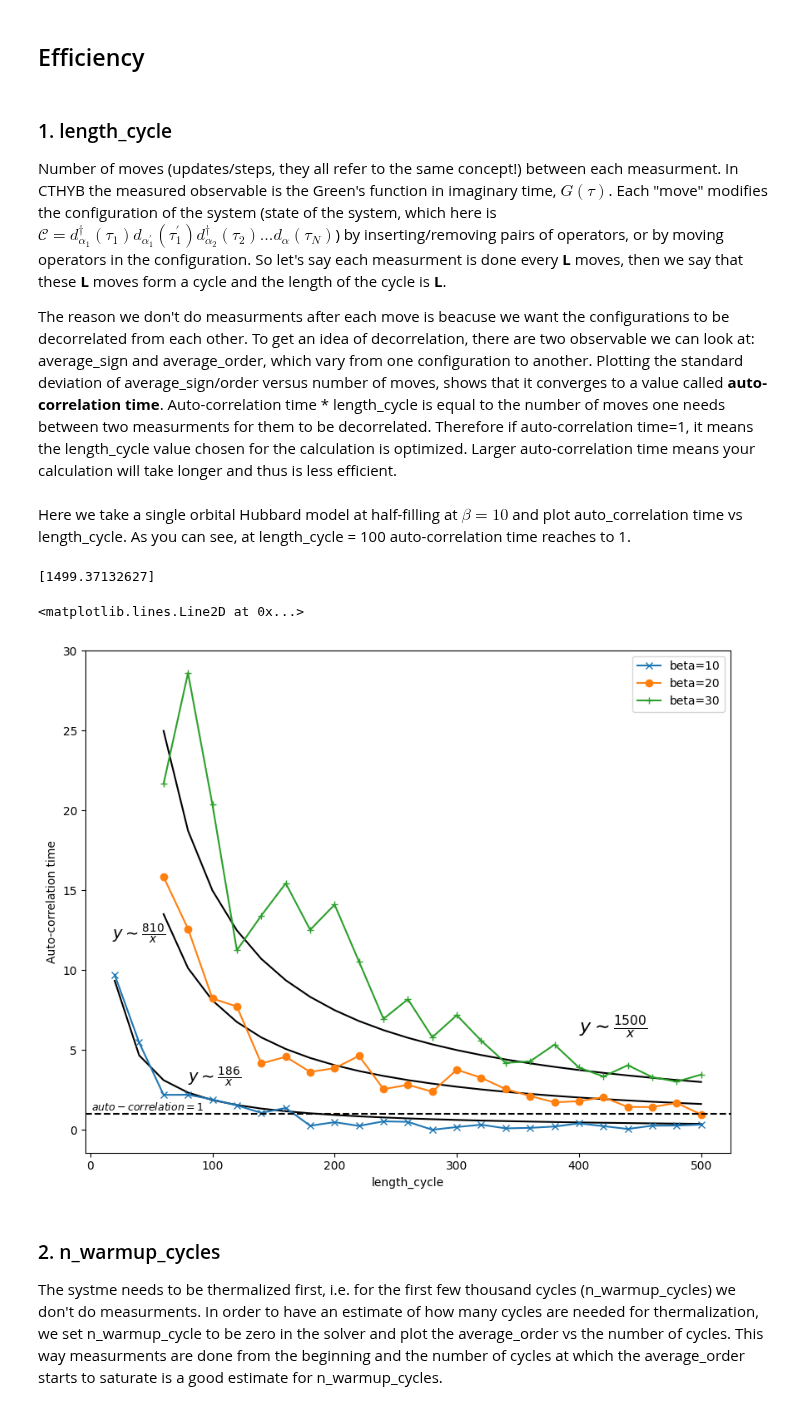
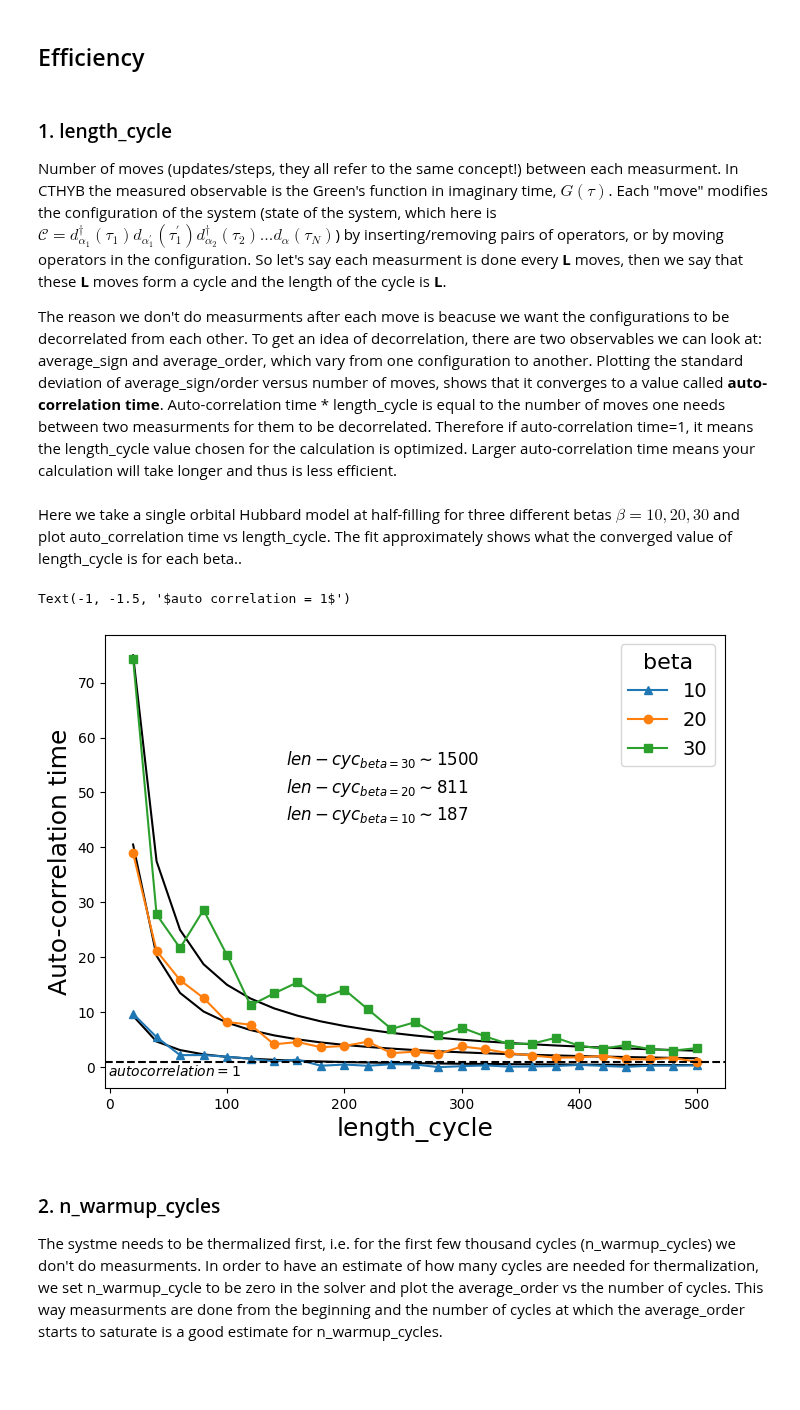
Before and after one commit to TRIQS/cthyb, a Jupyter notebook: doc/guide/cthyb_convergence_tests.ipynb, the cells around one changed output. Cells and saved outputs as stored; diff of their text form; code cells hidden in the pictures; blank space fills up the shorter version.

```diff
--- a/doc/guide/cthyb_convergence_tests.ipynb
+++ b/doc/guide/cthyb_convergence_tests.ipynb
@@ -42,6 +45,6 @@ Starting serial run at: 2022-07-27 10:34:18.562838
 ### 1. length_cycle
 Number of moves (updates/steps, they all refer to the same concept!) between each measurment. In CTHYB the measured observable is the Green's function in imaginary time, $G(\tau)$. Each "move" modifies the configuration of the system (state of the system, which here is $\mathcal{C}=d^{\dagger}_{\alpha_{1}}(\tau_1) d_{\alpha^{'}_{1}}(\tau^{'}_1) d^{\dagger}_{\alpha_{2}}(\tau_2) . . . d_{\alpha}(\tau_N)$) by inserting/removing pairs of operators, or by moving operators in the configuration. So let's say each measurment is done every **L** moves, then we say that these **L** moves form a cycle and the length of the cycle is **L**.
 
-The reason we don't do measurments after each move is beacuse we want the configurations to be decorrelated from each other. To get an idea of decorrelation, there are two observable we can look at: average_sign and average_order, which vary from one configuration to another. Plotting the standard deviation of average_sign/order versus number of moves, shows that it converges to a value called **auto-correlation time**. Auto-correlation time * length_cycle is equal to the number of moves one needs between two measurments for them to be decorrelated. Therefore if auto-correlation time=1, it means the length_cycle value chosen for the calculation is optimized. Larger auto-correlation time means your calculation will take longer and thus is less efficient.
+The reason we don't do measurments after each move is beacuse we want the configurations to be decorrelated from each other. To get an idea of decorrelation, there are two observables we can look at: average_sign and average_order, which vary from one configuration to another. Plotting the standard deviation of average_sign/order versus number of moves, shows that it converges to a value called **auto-correlation time**. Auto-correlation time * length_cycle is equal to the number of moves one needs between two measurments for them to be decorrelated. Therefore if auto-correlation time=1, it means the length_cycle value chosen for the calculation is optimized. Larger auto-correlation time means your calculation will take longer and thus is less efficient.
 # %% [markdown]
-Here we take a single orbital Hubbard model at half-filling at $\mathcal{\beta} = 10$ and plot auto_correlation time vs length_cycle. As you can see, at length_cycle = 100 auto-correlation time reaches to 1.
+Here we take a single orbital Hubbard model at half-filling for three different betas $\mathcal{\beta} = 10, 20, 30$ and plot auto_correlation time vs length_cycle. The fit approximately shows what the converged value of length_cycle is for each beta..
@@ -85,44 +84,32 @@ for j in range(len(length_cycle)):
 # %%
-d1 = []
-d2 = []
-d3 = []
-length_cycle = np.arange(20,520,20)
-for j in range(len(length_cycle)):
-    A1 = HDFArchive("data/len_cyc_10k/b10/half-U%i.h5"%length_cycle[j], 'r')
-    d1.append(A1['a0'])
-    A2 = HDFArchive("data/len_cyc_10k/b20/half-U%i.h5"%length_cycle[j], 'r')
-    d2.append(A2['a0'])
-    A3 = HDFArchive("data/len_cyc_10k/b30/half-U%i.h5"%length_cycle[j], 'r')
-    d3.append(A3['a0'])
-
 def func(x, a):
      return a* 1/(x)
+
+fig, ax = plt.subplots(1, 1, figsize=(8, 6))
+length_cycle = np.arange(20,520,20)
+betas = [10, 20, 30]
+marker=['-^', '-o', '-s']
+for b in range(len(betas)):
+    d = []
+    for j in range(len(length_cycle)):
+        R = HDFArchive('../../../triqs/data/len_cyc_b%i/half-U-lc%i.h5'%(betas[b], length_cycle[j]), 'r')
+        d.append(R['a0'])
+    optimizedParameters, pcov = opt.curve_fit(func, length_cycle, d);
+    ax.plot(length_cycle, func(length_cycle, *optimizedParameters), color='k');
+    ax.plot(length_cycle, d, marker[b], label='%i'%betas[b])
+    ax.text(150, 40+betas[b]/2, r'$len-cyc_{beta=%i}\sim %i$'%(betas[b], math.ceil(optimizedParameters)), fontsize=12)
+ax.set_ylabel('Auto-correlation time',fontsize=18)
+ax.set_xlabel('length_cycle',fontsize=18)
+plt.legend(title="beta", title_fontsize=16, fontsize=14)
+ax.axhline(y=1, linestyle='--', color='k')
+# ax.set_xlim(-15,520)
+# ax.text(35, 50, r'$y\sim\frac{1500}{x}$', fontsize=12)
+# ax.text(-8, 19, r'$y\sim\frac{810}{x}$', fontsize=12)
+# ax.text(-3, 10, r'$y\sim\frac{186}{x}$', fontsize=12)
+ax.text(-1, -1.5, '$auto correlation = 1$', fontsize = 10)
+# %% [output]
+Text(-1, -1.5, '$auto correlation = 1$')
+[figure, added]
-# %%
-fig, ax = plt.subplots(1, 1, figsize=(10, 8), sharex=True)
-
-optimizedParameters, pcov = opt.curve_fit(func, length_cycle, d1);
-ax.plot(length_cycle, func(length_cycle, *optimizedParameters), color='k');
-ax.plot(length_cycle, d1, '-x', label='beta=10')
-optimizedParameters, pcov = opt.curve_fit(func, length_cycle, d2);
-ax.plot(length_cycle[2:], func(length_cycle, *optimizedParameters)[2:], color='k');
-ax.plot(length_cycle[2:], d2[2:], '-o', label='beta=20')
-optimizedParameters, pcov = opt.curve_fit(func, length_cycle, d3);
-ax.plot(length_cycle[2:], func(length_cycle, *optimizedParameters)[2:], color='k');
-ax.plot(length_cycle[2:], d3[2:], '-+', label='beta=30')
-ax.text(400, 6, r'$y\sim\frac{1500}{x}$', fontsize=16)
-ax.text(18, 12, r'$y\sim\frac{810}{x}$', fontsize=14)
-ax.text(80, 3, r'$y\sim\frac{186}{x}$', fontsize=14)
-ax.text(1, 1.2, '$auto-correlation = 1$', fontsize = 9)
-# plt.title('n_cycles=10k')
-ax.set_ylabel('Auto-correlation time')
-ax.set_xlabel('length_cycle')
-plt.legend()
-print(optimizedParameters)
-ax.axhline(y=1, linestyle='--', color='k')
-# %% [output]
-[1499.37132627]
-<matplotlib.lines.Line2D at 0x...>
-[figure, removed]
 # %% [markdown]
 ### 2. n_warmup_cycles
 The systme needs to be thermalized first, i.e. for the first few thousand cycles (n_warmup_cycles) we don't do measurments. In order to have an estimate of how many cycles are needed for thermalization, we set n_warmup_cycle to be zero in the solver and plot the average_order vs the number of cycles. This way measurments are done from the beginning and the number of cycles at which the average_order starts to saturate is a good estimate for n_warmup_cycles.
```
Also changed, not shown: parts of 10 cells of this notebook.
